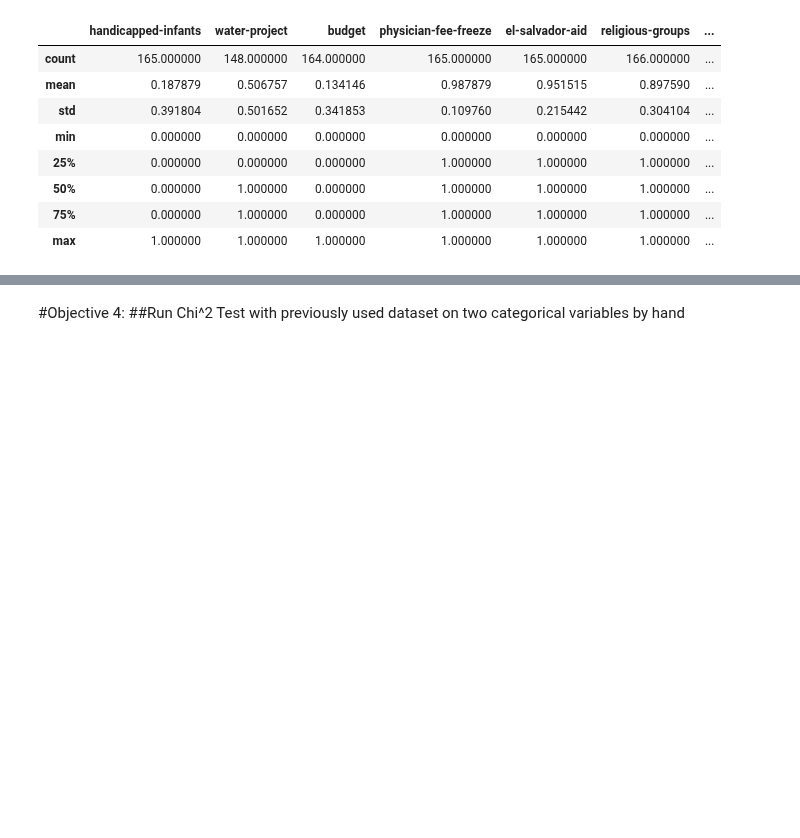
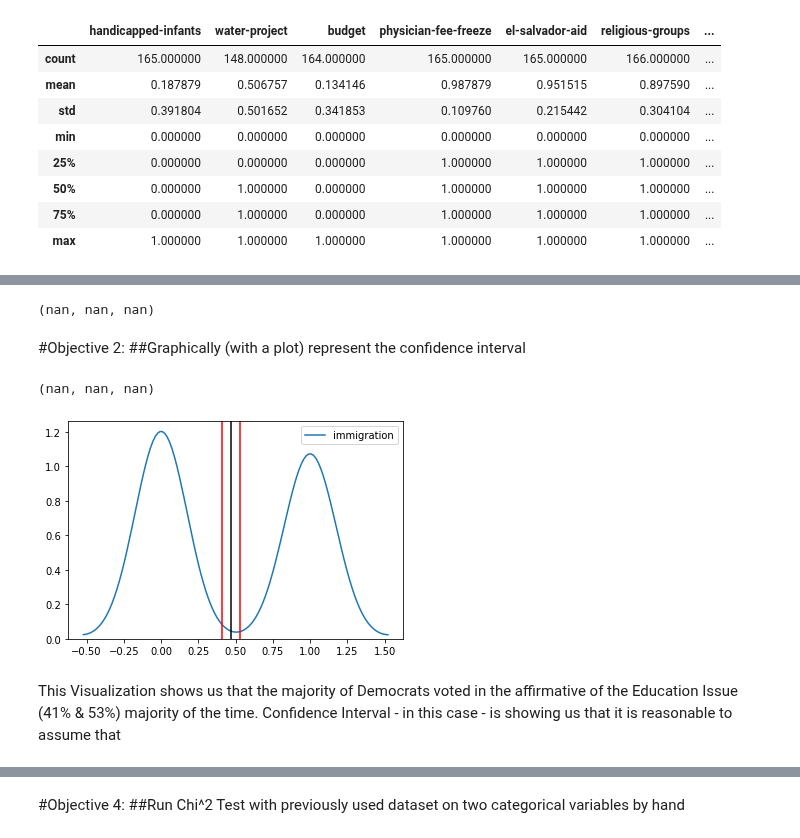
Before and after one commit to bloominstituteoftechnology/DS-Unit-1-Sprint-2-Statistics, a Jupyter notebook: module2/LS_DS_122_Sampling_Confidence_Intervals_and_Hypothesis_Testing_Assignment.ipynb, the cells around one changed output, grey strips where cells are left out. Drawn from its saved outputs; the diff is of its cells as text; code cells hidden in the pictures; blank space fills up the shorter version.

```diff
--- a/module2/LS_DS_122_Sampling_Confidence_Intervals_and_Hypothesis_Testing_Assignment.ipynb
+++ b/module2/LS_DS_122_Sampling_Confidence_Intervals_and_Hypothesis_Testing_Assignment.ipynb
@@ -103,16 +92,0 @@ formatted_df.head()
-# %%
-
-#declaring relevant variables to use with testing
-
-
-#creating a function that calculates the confidence interval for the observations of congressional voting data
-#using t-distribution and two tailed test, default 95% confidence
-#returning tuple of (mean, lower bound, upper bound)
-
-def confidence_interval(dem, confidence=0.95):
-  formatted_df = np.array(dem)
-  mean = np.mean(formatted_df)
-  n = len(formatted_df)
-  stderr = stats.sem(formatted_df)
-  interval = stderr * stats.t.ppf((1 + confidence) / 2.0, n - 1)
-  return (mean, mean - interval, mean + interval)
@@ -218,0 +132,17 @@ dtype: int64
+# %%
+
+#declaring relevant variables to use with testing
+
+
+#creating a function that calculates the confidence interval for the observations of congressional voting data
+#using t-distribution and two tailed test, default 95% confidence
+#returning tuple of (mean, lower bound, upper bound)
+
+def confidence_interval(df, confidence=0.95):
+
+  df = np.array(df.dropna())
+  mean = np.mean(df)
+  n = len(df)
+  stderr = stats.sem(df)
+  interval = stderr * stats.t.ppf((1 + confidence) / 2.0, n - 1)
+  return (mean, mean - interval, mean + interval)
@@ -219,3 +186,25 @@ dtype: int64
+# %%
+confidence_interval(dem['immigration'])
+# %% [output]
+(nan, nan, nan)
+# %% [markdown]
+#Objective 2:
+##Graphically (with a plot) represent the confidence interval
+# %%
+CI
+# %% [output]
+(nan, nan, nan)
+# %%
+#Visual representation of confidence interval
+sns.kdeplot(dem['immigration'].dropna())
+CI = confidence_interval(dem['immigration'].dropna())
+plt.axvline(x=CI[1], color='red')
+plt.axvline(x=CI[2], color='red')
+plt.axvline(x=CI[0], color='k');
+# %% [output]
+[figure, added]
+# %% [markdown]
+This Visualization shows us that the majority of Democrats voted in the affirmative of the Education Issue (41% & 53%) majority of the time. Confidence Interval - in this case - is showing us that it is reasonable to assume that
 # %%
 ind_obs = np.array([[1, 1], [2, 2]]).T
 print(ind_obs)
```
Also changed, not shown: parts of 27 cells of this notebook.
